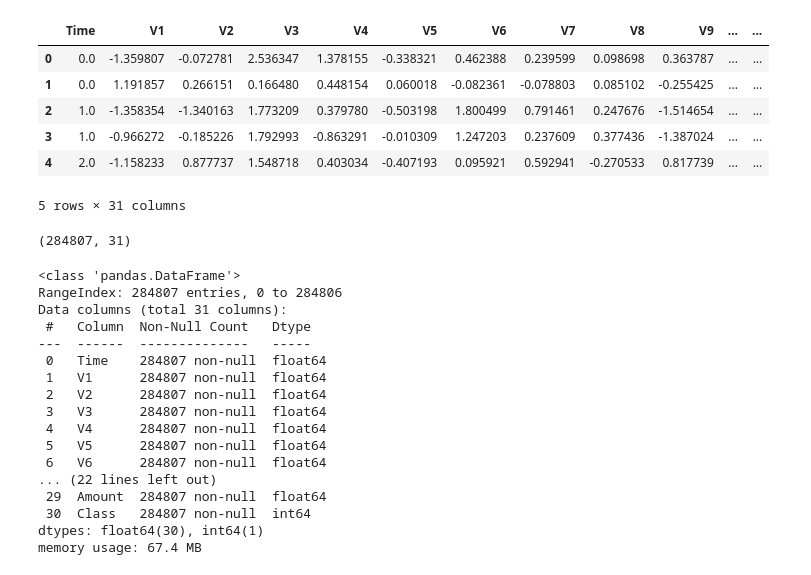
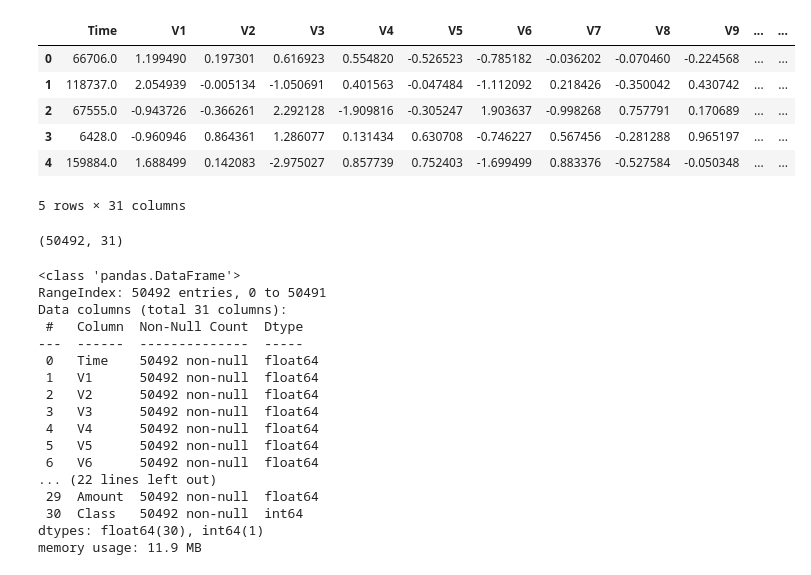
Before and after one commit to riddhikale/ml-portfolio, a Jupyter notebook: Classification/credit_card_fraud.ipynb, the cells around one changed output. Cells and saved outputs as stored; diff of their text form; code cells hidden in the pictures.

```diff
--- a/Classification/credit_card_fraud.ipynb
+++ b/Classification/credit_card_fraud.ipynb
@@ -3,40 +3,40 @@ import pandas as pd
 import matplotlib.pyplot as plt
 import seaborn as sns
 # %%
-df = pd.read_csv("../data/creditcard.csv")
+df = pd.read_csv("../data/creditcard_sample.csv")
 df.head()
 # %% [output]
 |  | Time | V1 | V2 | V3 | V4 | V5 | V6 | V7 | V8 | V9 | ... | ... |
-| 0 | 0.0 | -1.359807 | -0.072781 | 2.536347 | 1.378155 | -0.338321 | 0.462388 | 0.239599 | 0.098698 | 0.363787 | ... | ... |
-| 1 | 0.0 | 1.191857 | 0.266151 | 0.166480 | 0.448154 | 0.060018 | -0.082361 | -0.078803 | 0.085102 | -0.255425 | ... | ... |
-| 2 | 1.0 | -1.358354 | -1.340163 | 1.773209 | 0.379780 | -0.503198 | 1.800499 | 0.791461 | 0.247676 | -1.514654 | ... | ... |
-| 3 | 1.0 | -0.966272 | -0.185226 | 1.792993 | -0.863291 | -0.010309 | 1.247203 | 0.237609 | 0.377436 | -1.387024 | ... | ... |
-| 4 | 2.0 | -1.158233 | 0.877737 | 1.548718 | 0.403034 | -0.407193 | 0.095921 | 0.592941 | -0.270533 | 0.817739 | ... | ... |
+| 0 | 66706.0 | 1.199490 | 0.197301 | 0.616923 | 0.554820 | -0.526523 | -0.785182 | -0.036202 | -0.070460 | -0.224568 | ... | ... |
+| 1 | 118737.0 | 2.054939 | -0.005134 | -1.050691 | 0.401563 | -0.047484 | -1.112092 | 0.218426 | -0.350042 | 0.430742 | ... | ... |
+| 2 | 67555.0 | -0.943726 | -0.366261 | 2.292128 | -1.909816 | -0.305247 | 1.903637 | -0.998268 | 0.757791 | 0.170689 | ... | ... |
+| 3 | 6428.0 | -0.960946 | 0.864361 | 1.286077 | 0.131434 | 0.630708 | -0.746227 | 0.567456 | -0.281288 | 0.965197 | ... | ... |
+| 4 | 159884.0 | 1.688499 | 0.142083 | -2.975027 | 0.857739 | 0.752403 | -1.699499 | 0.883376 | -0.527584 | -0.050348 | ... | ... |
 5 rows × 31 columns
 # %%
 df.shape
 # %% [output]
-(284807, 31)
+(50492, 31)
 # %%
 df.info()
 # %% [output]
 <class 'pandas.DataFrame'>
-RangeIndex: 284807 entries, 0 to 284806
+RangeIndex: 50492 entries, 0 to 50491
 Data columns (total 31 columns):
- #   Column  Non-Null Count   Dtype
----  ------  --------------   -----
- 0   Time    284807 non-null  float64
- 1   V1      284807 non-null  float64
- 2   V2      284807 non-null  float64
- 3   V3      284807 non-null  float64
- 4   V4      284807 non-null  float64
- 5   V5      284807 non-null  float64
- 6   V6      284807 non-null  float64
+ #   Column  Non-Null Count  Dtype
+---  ------  --------------  -----
+ 0   Time    50492 non-null  float64
+ 1   V1      50492 non-null  float64
+ 2   V2      50492 non-null  float64
+ 3   V3      50492 non-null  float64
+ 4   V4      50492 non-null  float64
+ 5   V5      50492 non-null  float64
+ 6   V6      50492 non-null  float64
 ... (22 lines left out)
- 29  Amount  284807 non-null  float64
- 30  Class   284807 non-null  int64
+ 29  Amount  50492 non-null  float64
+ 30  Class   50492 non-null  int64
 dtypes: float64(30), int64(1)
-memory usage: 67.4 MB
+memory usage: 11.9 MB
 # %%
 df.describe(include='all').T
 # %% [output]
```
Also changed, not shown: parts of 4 cells of this notebook.
